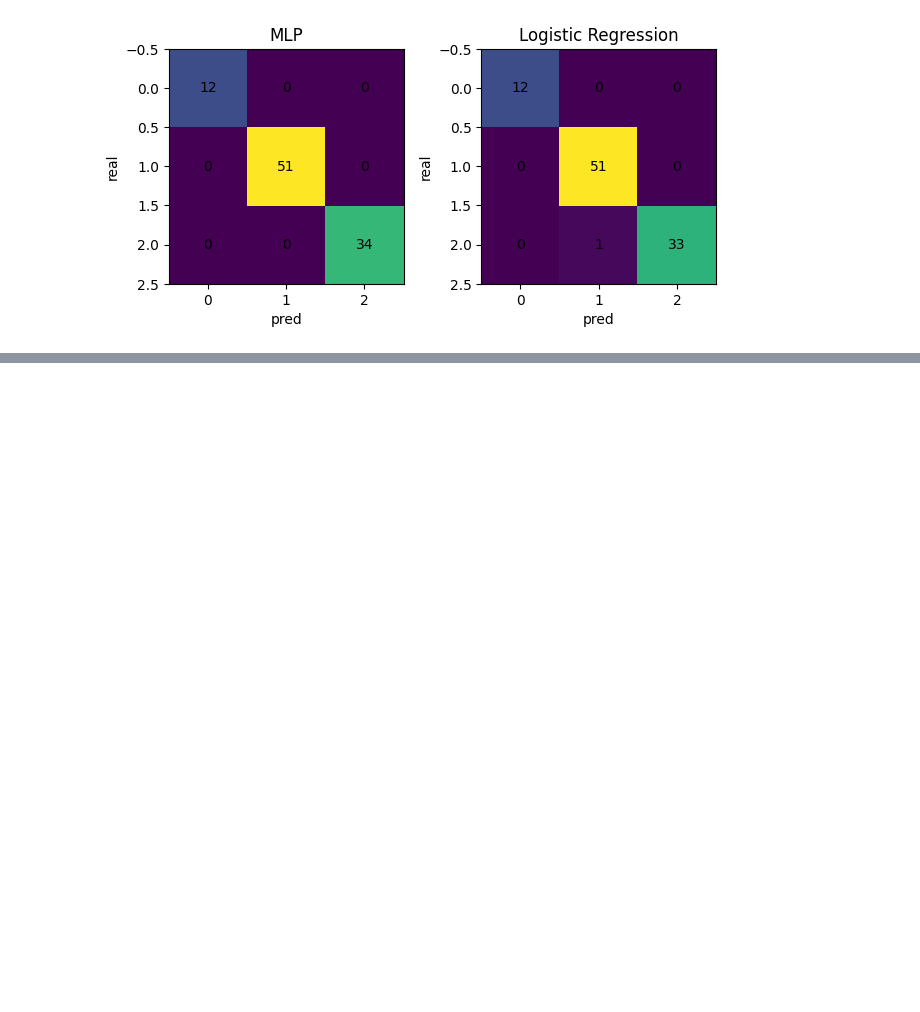
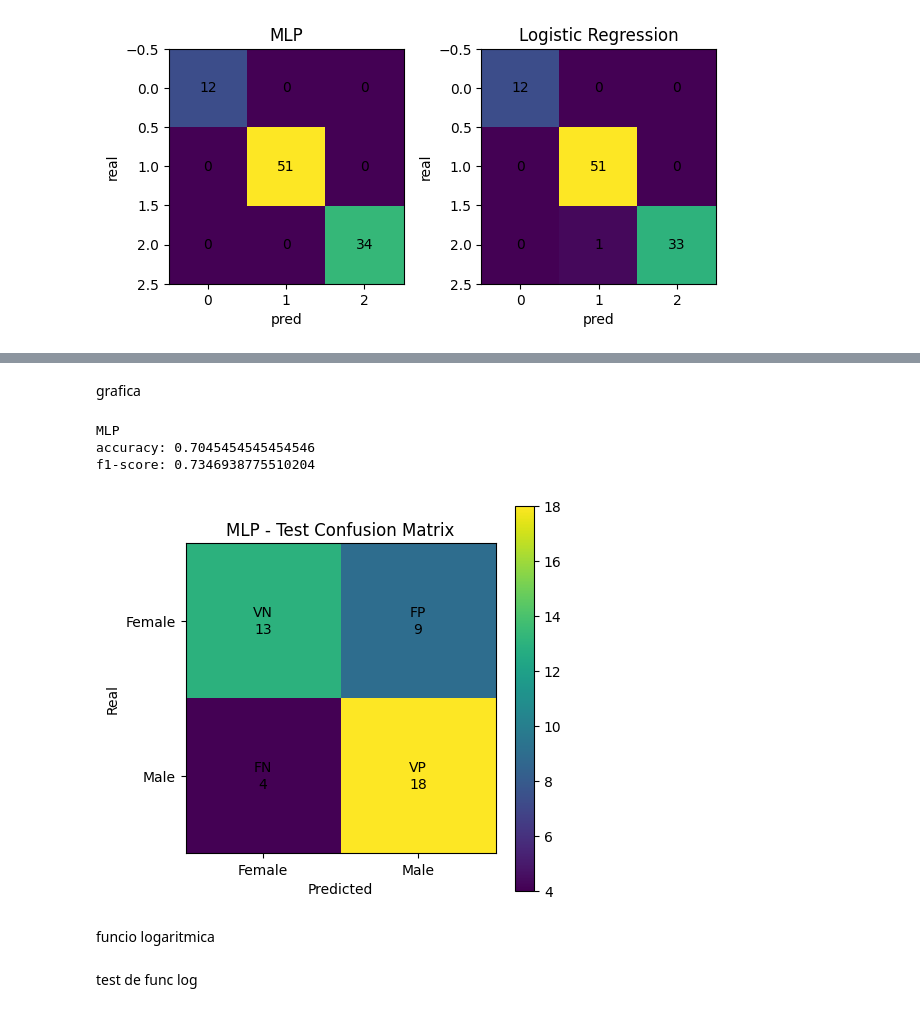
Before and after one commit to Gibonn24/Fundamentos-de-sistemas-Electr-nicos, a Jupyter notebook: ex_entrega_avaliacao_2026/ex_entrega_avaliacao_2026.ipynb, the cells around one changed output, grey strips where cells are left out. Saved outputs shown, nothing was run; the diff lists cells and outputs as text; code cells hidden in the pictures; blank space fills up the shorter version.

```diff
--- a/ex_entrega_avaliacao_2026/ex_entrega_avaliacao_2026.ipynb
+++ b/ex_entrega_avaliacao_2026/ex_entrega_avaliacao_2026.ipynb
@@ -312,0 +490,70 @@ f1: 0.991788629667198
+# %% [markdown]
+grafica
+# %%
+acc_mlp=accuracy_score(
+    y_test_np,
+    y_pred
+)
+
+f1_mlp=f1_score(
+    y_test_np,
+    y_pred,
+    average="binary"
+)
+
+cm_mlp=confusion_matrix(
+    y_test_np,
+    y_pred
+)
+
+print("MLP")
+print("accuracy:",acc_mlp)
+print("f1-score:",f1_mlp)
+
+# matriz de confusao
+
+plt.figure(figsize=(5,5))
+
+plt.imshow(cm_mlp)
+
+plt.title("MLP - Test Confusion Matrix")
+
+plt.xlabel("Predicted")
+plt.ylabel("Real")
+
+plt.xticks(
+    [0,1],
+    ["Female","Male"]
+)
+
+plt.yticks(
+    [0,1],
+    ["Female","Male"]
+)
+
+labels=[
+    ["VN","FP"],
+    ["FN","VP"]
+]
+
+for i in range(2):
+    for j in range(2):
+
+        plt.text(
+            j,
+            i,
+            f"{labels[i][j]}\n{cm_mlp[i,j]}",
+            ha="center",
+            va="center"
+        )
+
+plt.colorbar()
+
+plt.show()
+# %% [output]
+MLP
+accuracy: 0.7045454545454546
+f1-score: 0.7346938775510204
+[figure, added]
+# %% [markdown]
+funcio logaritmica
@@ -312,0 +631,2 @@ f1: 0.991788629667198
+# %% [markdown]
+test de func log
```
Also changed, not shown: parts of 19 cells of this notebook.
